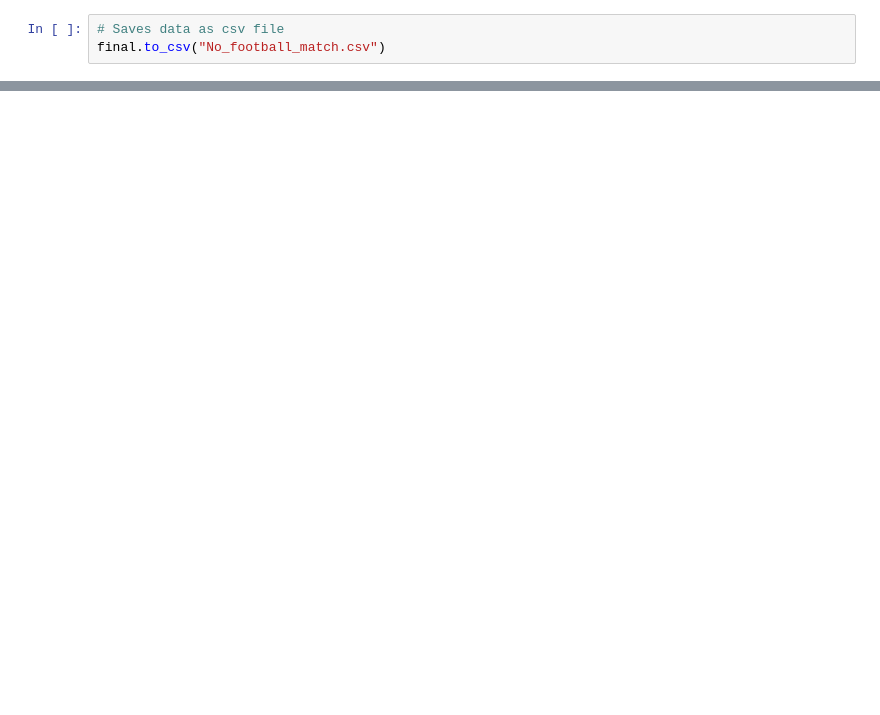
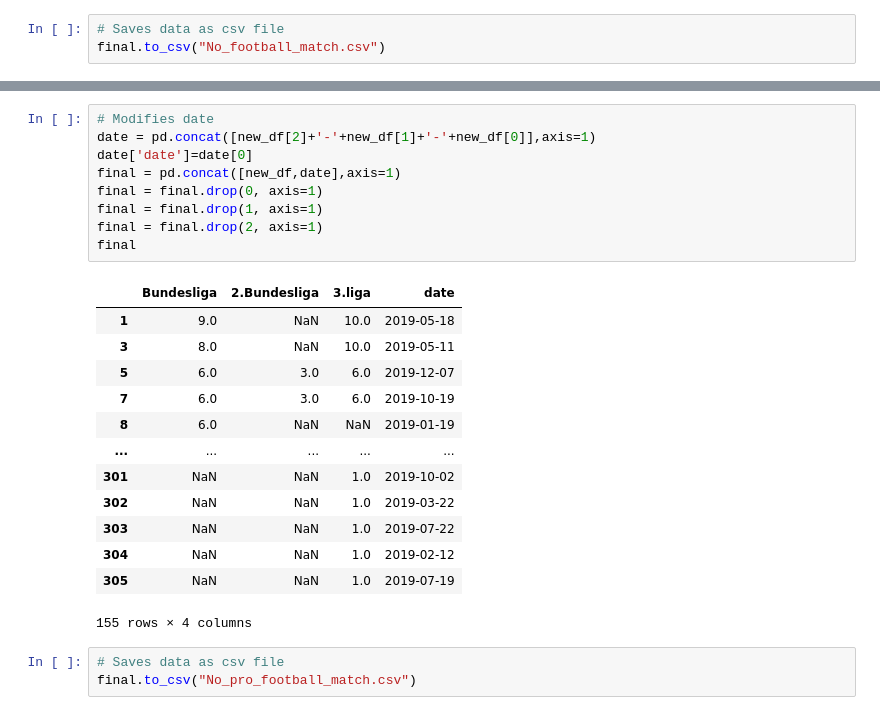
Before and after one commit to Shinji1992/Source-code, a Jupyter notebook: Web_scraping_football.ipynb, the cells around one changed output, grey strips where cells are left out. Cells and saved outputs as stored; diff of their text form; blank space fills up the shorter version.

```diff
--- a/Web_scraping_football.ipynb
+++ b/Web_scraping_football.ipynb
@@ -331,0 +429,26 @@ final.to_csv("No_football_match.csv")
+# %%
+# Modifies date
+date = pd.concat([new_df[2]+'-'+new_df[1]+'-'+new_df[0]],axis=1)
+date['date']=date[0]
+final = pd.concat([new_df,date],axis=1)
+final = final.drop(0, axis=1)
+final = final.drop(1, axis=1)
+final = final.drop(2, axis=1)
+final
+# %% [output]
+|  | Bundesliga | 2.Bundesliga | 3.liga | date |
+| 1 | 9.0 | NaN | 10.0 | 2019-05-18 |
+| 3 | 8.0 | NaN | 10.0 | 2019-05-11 |
+| 5 | 6.0 | 3.0 | 6.0 | 2019-12-07 |
+| 7 | 6.0 | 3.0 | 6.0 | 2019-10-19 |
+| 8 | 6.0 | NaN | NaN | 2019-01-19 |
+| ... | ... | ... | ... | ... |
+| 301 | NaN | NaN | 1.0 | 2019-10-02 |
+| 302 | NaN | NaN | 1.0 | 2019-03-22 |
+| 303 | NaN | NaN | 1.0 | 2019-07-22 |
+| 304 | NaN | NaN | 1.0 | 2019-02-12 |
+| 305 | NaN | NaN | 1.0 | 2019-07-19 |
+155 rows × 4 columns
+# %%
+# Saves data as csv file
+final.to_csv("No_pro_football_match.csv")
```
Also changed, not shown: parts of 25 cells of this notebook, 2 other files.
